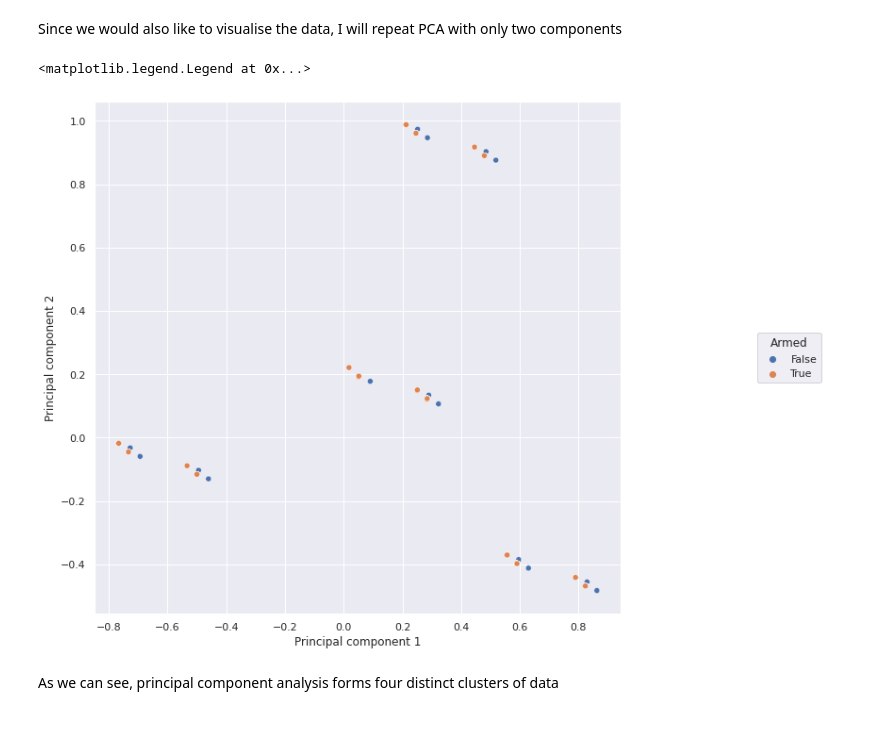
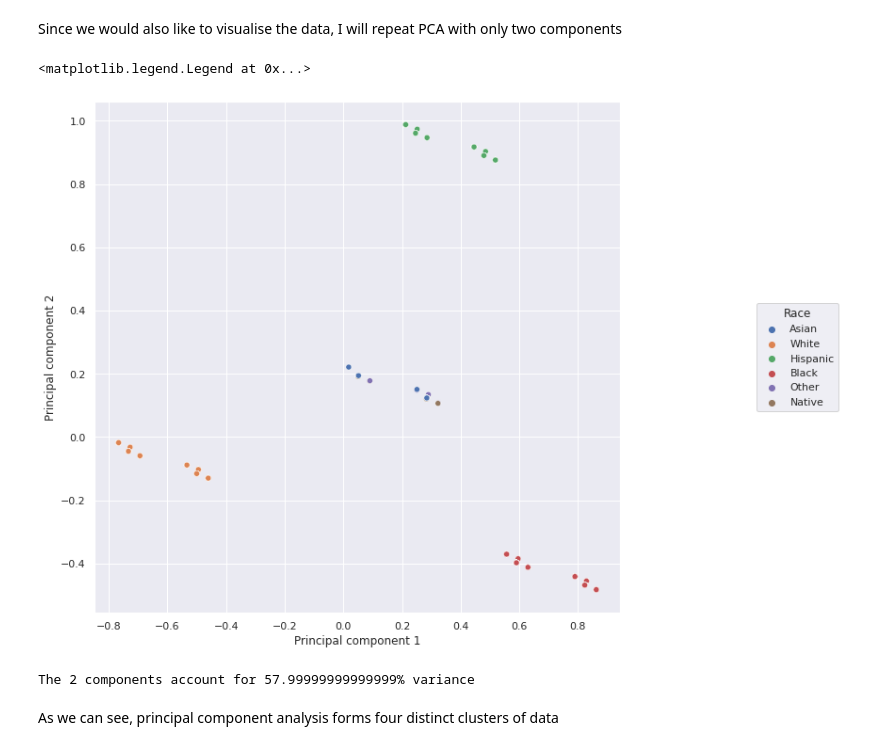
Before and after one commit to valdas-v1/Fatal-Police-Shooting-in-United-States, a Jupyter notebook: notebook.ipynb, the cells around one changed output. Cells and saved outputs as stored; diff of their text form; code cells hidden in the pictures.

```diff
--- a/notebook.ipynb
+++ b/notebook.ipynb
@@ -383,12 +383,16 @@ x_pca = pca.fit_transform(encoded_df)
 # %%
 # Plotting the results
 plt.figure(figsize=(10, 10))
 plt.xlabel('Principal component 1')
 plt.ylabel('Principal component 2');
-sns.scatterplot(x = x_pca[:, 0], y = x_pca[:, 1], hue=clean_df.armed).legend(loc='center left', bbox_to_anchor=(1.25, 0.5), ncol=1, title='Armed')
+sns.scatterplot(x = x_pca[:, 0], y = x_pca[:, 1], hue=clean_df.race).legend(loc='center left', bbox_to_anchor=(1.25, 0.5), ncol=1, title='Race')
 # %% [output]
 <matplotlib.legend.Legend at 0x...>
-[figure, old version]
+[figure, new version]
+# %%
+print(f"The 2 components account for {round(np.sum(pca.explained_variance_ratio_), 2)*100}% variance")
+# %% [output]
+The 2 components account for 57.99999999999999% variance
 # %% [markdown]
 As we can see, principal component analysis forms four distinct clusters of data
 # %% [markdown]
```
